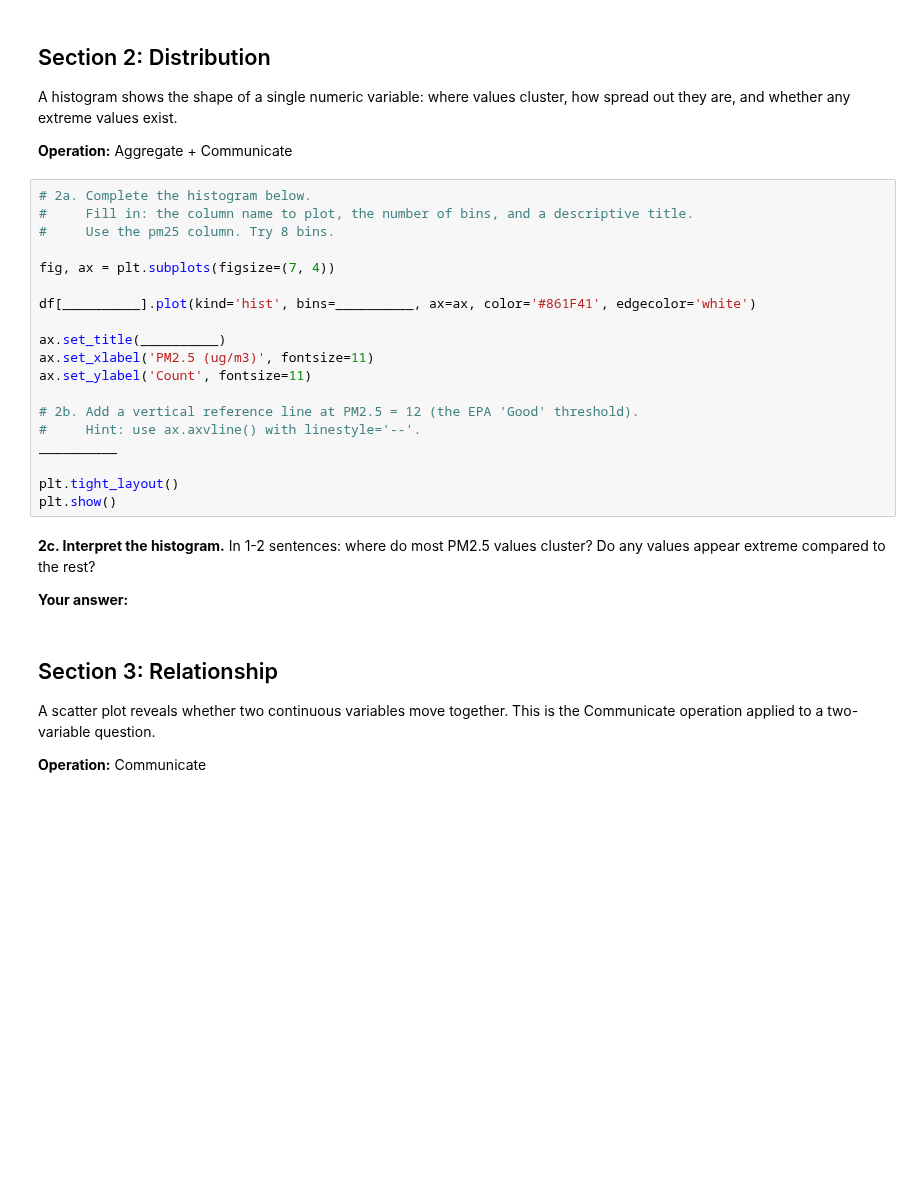
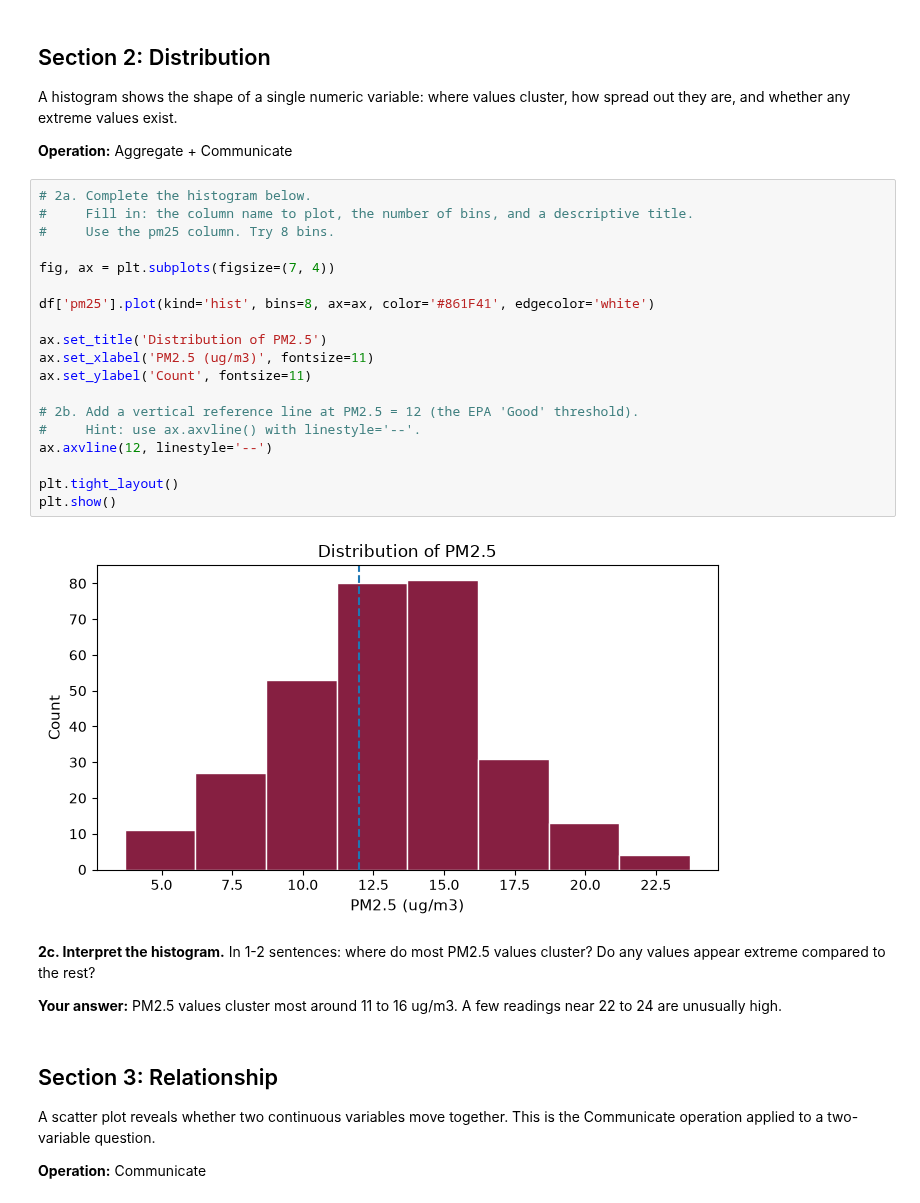
Before and after one commit to aramoudi/cs5045, a Jupyter notebook: M9/hw9.ipynb, the cells around one changed output. Drawn from its saved outputs; the diff is of its cells as text; blank space fills up the shorter version.

```diff
--- a/M9/hw9.ipynb
+++ b/M9/hw9.ipynb
@@ -57,26 +75,28 @@ A histogram shows the shape of a single numeric variable: where values cluster,
 # %%
 # 2a. Complete the histogram below.
 #     Fill in: the column name to plot, the number of bins, and a descriptive title.
 #     Use the pm25 column. Try 8 bins.
 
 fig, ax = plt.subplots(figsize=(7, 4))
 
-df[__________].plot(kind='hist', bins=__________, ax=ax, color='#861F41', edgecolor='white')
+df['pm25'].plot(kind='hist', bins=8, ax=ax, color='#861F41', edgecolor='white')
 
-ax.set_title(__________)
+ax.set_title('Distribution of PM2.5')
 ax.set_xlabel('PM2.5 (ug/m3)', fontsize=11)
 ax.set_ylabel('Count', fontsize=11)
 
 # 2b. Add a vertical reference line at PM2.5 = 12 (the EPA 'Good' threshold).
 #     Hint: use ax.axvline() with linestyle='--'.
-__________
+ax.axvline(12, linestyle='--')
 
 plt.tight_layout()
 plt.show()
+# %% [output]
+[figure, added]
 # %% [markdown]
 **2c. Interpret the histogram.** In 1-2 sentences: where do most PM2.5 values cluster? Do any values appear extreme compared to the rest?
 
-**Your answer:**
+**Your answer:** PM2.5 values cluster most around 11 to 16 ug/m3. A few readings near 22 to 24 are unusually high.
 # %% [markdown]
 ## Section 3: Relationship
 
```
Also changed, not shown: parts of 13 cells of this notebook, 2 other files.
